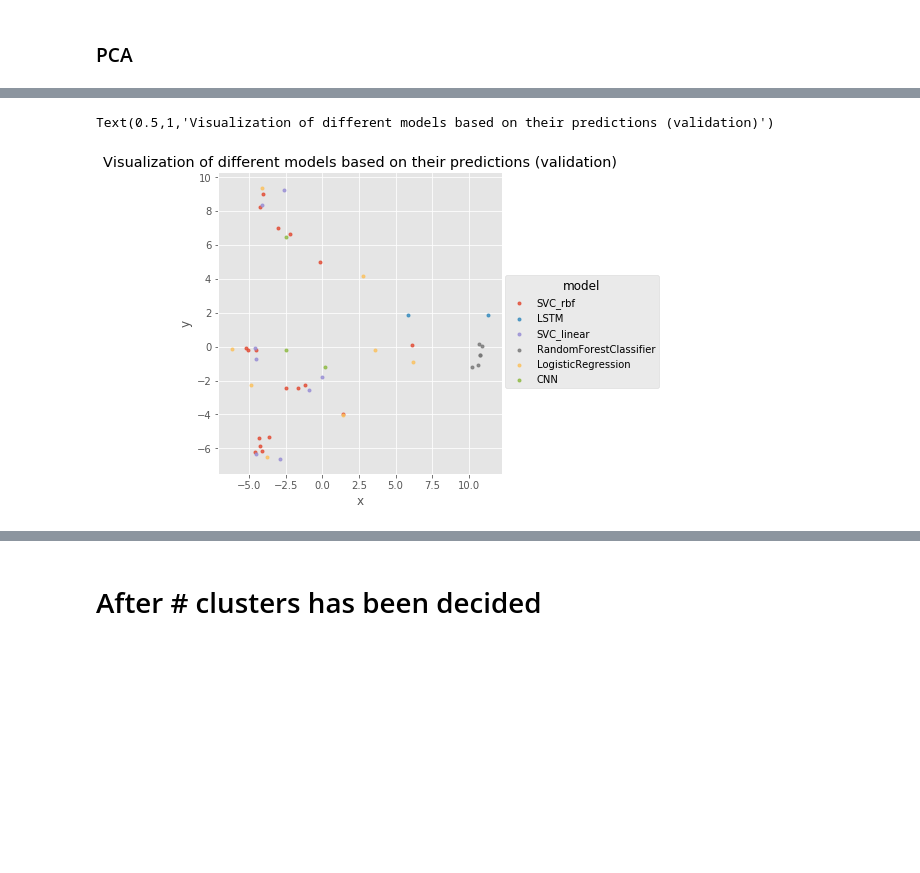
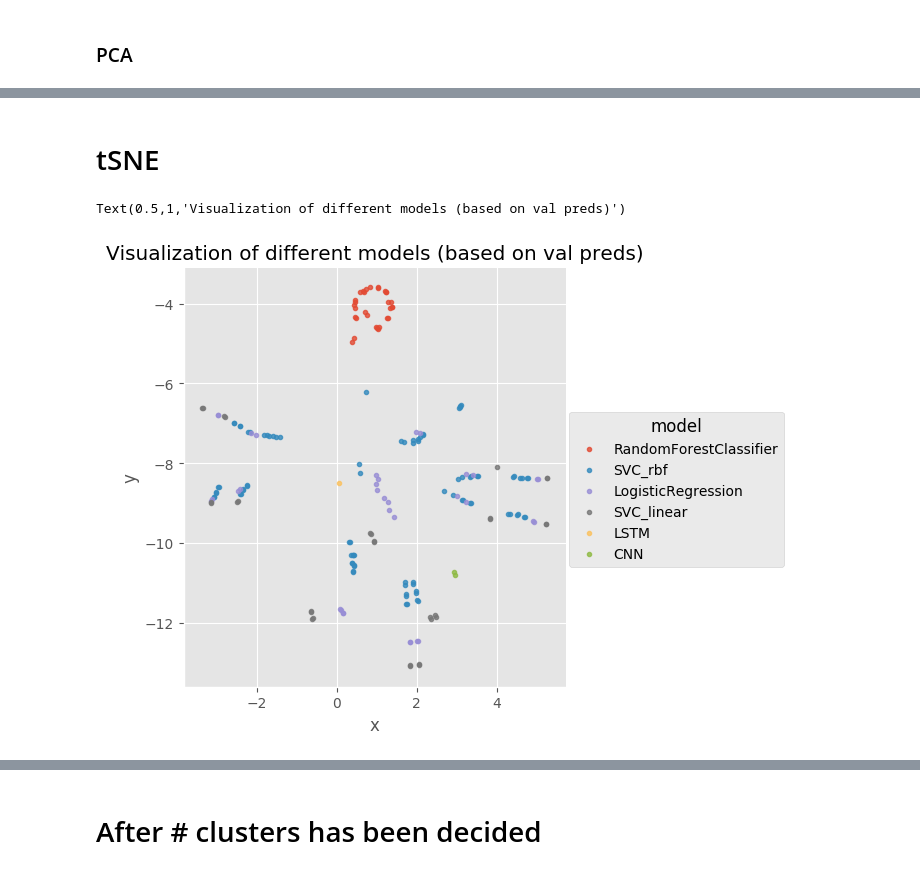
Before and after one commit to littlewine/snorkel-ml, a Jupyter notebook: my-code/classifier selection.ipynb, the cells around one changed output, grey strips where cells are left out. Drawn from its saved outputs; the diff is of its cells as text; code cells hidden in the pictures; blank space fills up the shorter version.

```diff
--- a/my-code/classifier selection.ipynb
+++ b/my-code/classifier selection.ipynb
@@ -131,0 +206,3 @@ Text(0,0.5,'Silhouette score')
+# %%
+X2D = pca.fit_transform(X)
+X2D = pd.DataFrame(X2D, index=X.index, columns=['x','y'])
@@ -131,0 +218,8 @@ Text(0,0.5,'Silhouette score')
+# %%
+n_clusters = 4
+model = KMeans(n_clusters=n_clusters,
+#                                 affinity=cohen_kappa_score,
+#                                 linkage = 'average'
+                               )
+
+X2D['%iclusters'%n_clusters] = model.fit_predict(X.T)
@@ -138,3 +319,4 @@ X_preds = pd.DataFrame()
 for model in ml_models:
     X_preds[model] = pd.Series(results_dict[model]['label_val_prob+'])
 X_preds = X_preds.T
+X_preds.sort_index(inplace=True)
@@ -152,0 +329,15 @@ from sklearn.decomposition import PCA
+# %%
+for perplexity in range(5,50, 5):#[5,10,20,40]:
+    X_tsne = TSNE(perplexity=perplexity, verbose=0, n_iter=1100).fit_transform(X_preds)
+    X_tsne = pd.DataFrame(X_tsne, columns=['x','y'], index=X_preds.index)
+
+
+    X_tsne['trimming'] = map(lambda x: get_trims(x),X_preds.index)
+    X_tsne['model'] = map(lambda x: get_model(x),X_preds.index)
+    X_tsne['representation'] = map(lambda x: get_representation(x),X_preds.index)
+
+    sns.lmplot('x','y', X_tsne, hue='model',
+               size=5, markers='.',fit_reg=False,
+                )
+    plt.title('tSNE with perplexity = %i'%perplexity)
+    plt.show()
@@ -228,12 +408,16 @@ Index([u'results_dict,trim=0,lemmas,RuS,CV_,bin_,minFreq=5,_ngrams=(0, 3)_SVC_rb
+# %% [markdown]
+# tSNE
 # %%
-lm = sns.lmplot('x','y', X_pca, hue='model', #row='trimming', col= 'representation',
+
+lm = sns.lmplot('x','y', X_tsne, hue='model',
            size=5, markers='.',fit_reg=False,
+#                     ax = ax1
                 #x_jitter=.1, y_jitter=.1,
             )
 
-axes = lm.axes
+#     axes = lm.axes
 
-plt.title("Visualization of different models based on their predictions (validation)")
+plt.title("Visualization of different models (based on val preds)")
 # %% [output]
-Text(0.5,1,'Visualization of different models based on their predictions (validation)')
+Text(0.5,1,'Visualization of different models (based on val preds)')
-[figure, old version]
+[figure, new version]
```
Also changed, not shown: parts of 95 cells of this notebook.
